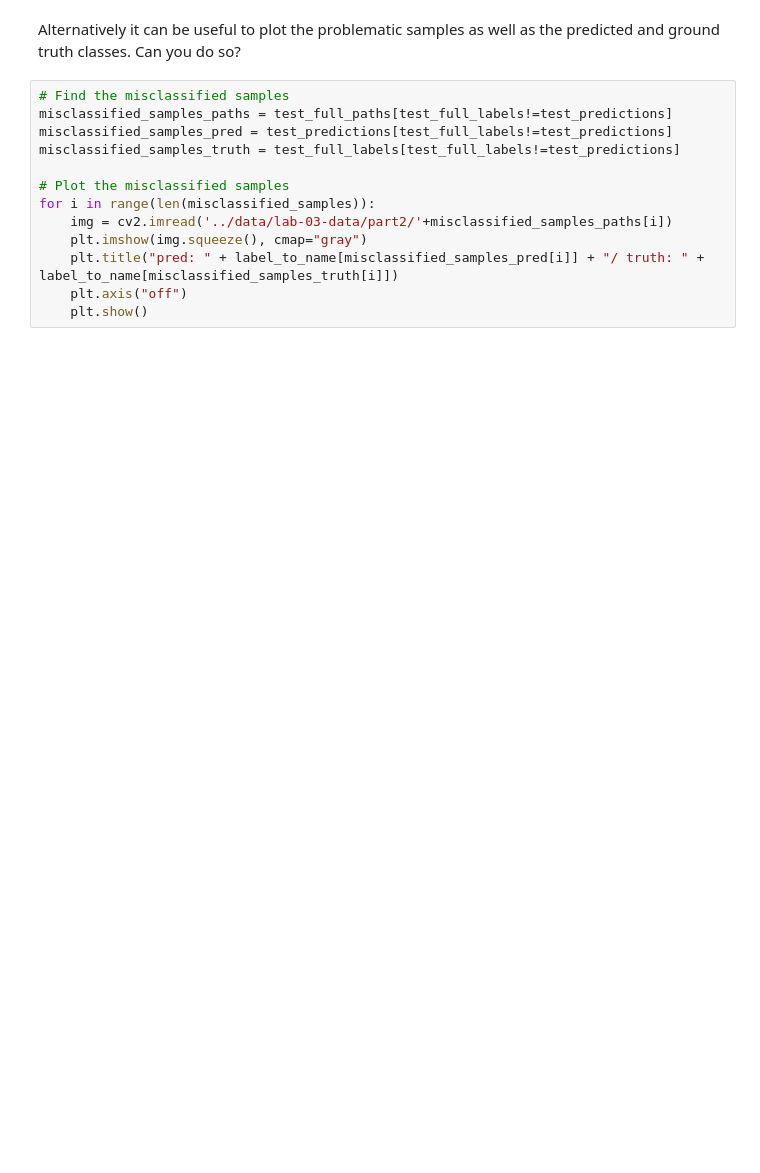
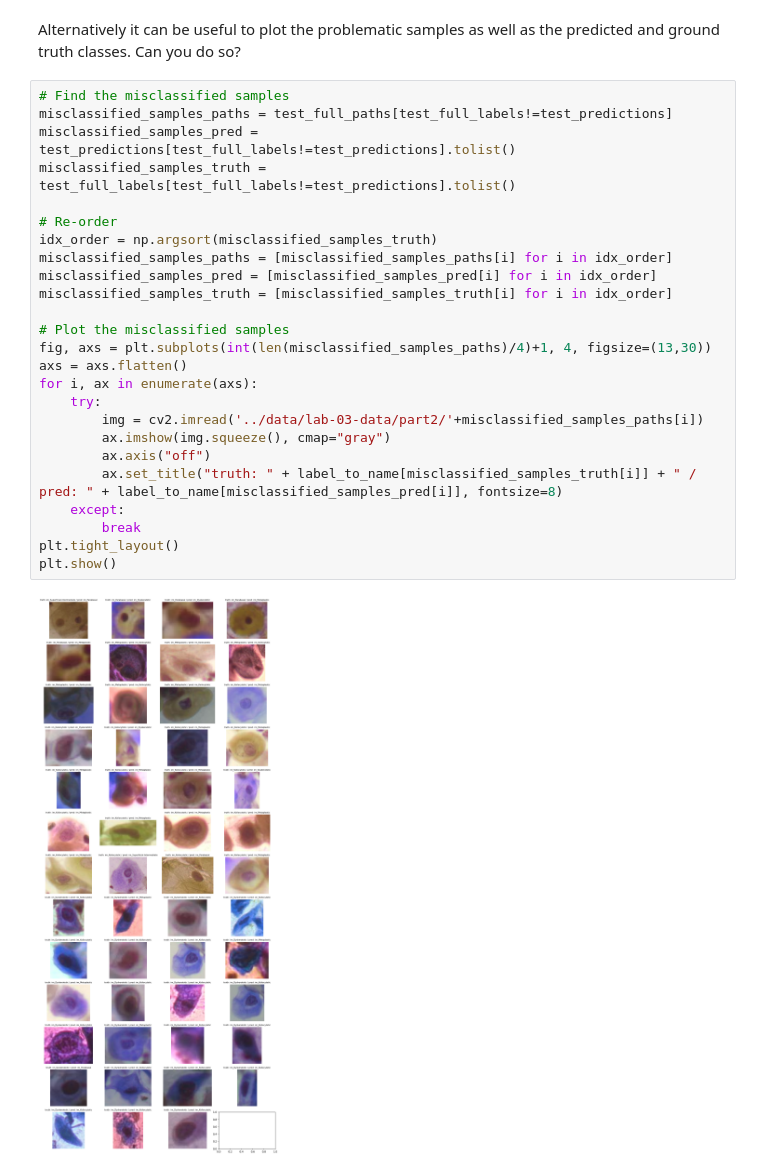
Before and after one commit to sirogosig/EE-451_code, a Jupyter notebook: labs/lab_03_classification.ipynb, the cells around one changed output. Drawn from its saved outputs; the diff is of its cells as text; blank space fills up the shorter version.

```diff
--- a/labs/lab_03_classification.ipynb
+++ b/labs/lab_03_classification.ipynb
@@ -758,13 +793,27 @@ Alternatively it can be useful to plot the problematic samples as well as the pr
 # %%
 # Find the misclassified samples
 misclassified_samples_paths = test_full_paths[test_full_labels!=test_predictions]
-misclassified_samples_pred = test_predictions[test_full_labels!=test_predictions]
-misclassified_samples_truth = test_full_labels[test_full_labels!=test_predictions]
+misclassified_samples_pred = test_predictions[test_full_labels!=test_predictions].tolist()
+misclassified_samples_truth = test_full_labels[test_full_labels!=test_predictions].tolist()
+
+# Re-order
+idx_order = np.argsort(misclassified_samples_truth)
+misclassified_samples_paths = [misclassified_samples_paths[i] for i in idx_order]
+misclassified_samples_pred = [misclassified_samples_pred[i] for i in idx_order]
+misclassified_samples_truth = [misclassified_samples_truth[i] for i in idx_order]
 
 # Plot the misclassified samples
-for i in range(len(misclassified_samples)):
-    img = cv2.imread('../data/lab-03-data/part2/'+misclassified_samples_paths[i])
-    plt.imshow(img.squeeze(), cmap="gray")
-    plt.title("pred: " + label_to_name[misclassified_samples_pred[i]] + "/ truth: " + label_to_name[misclassified_samples_truth[i]])
-    plt.axis("off")
-    plt.show()
+fig, axs = plt.subplots(int(len(misclassified_samples_paths)/4)+1, 4, figsize=(13,30))
+axs = axs.flatten()
+for i, ax in enumerate(axs):
+    try:
+        img = cv2.imread('../data/lab-03-data/part2/'+misclassified_samples_paths[i])
+        ax.imshow(img.squeeze(), cmap="gray")
+        ax.axis("off")
+        ax.set_title("truth: " + label_to_name[misclassified_samples_truth[i]] + " / pred: " + label_to_name[misclassified_samples_pred[i]], fontsize=8)
+    except:
+        break
+plt.tight_layout()
+plt.show()
+# %% [output]
+[figure, added]
```
Also changed, not shown: parts of 17 cells of this notebook.
